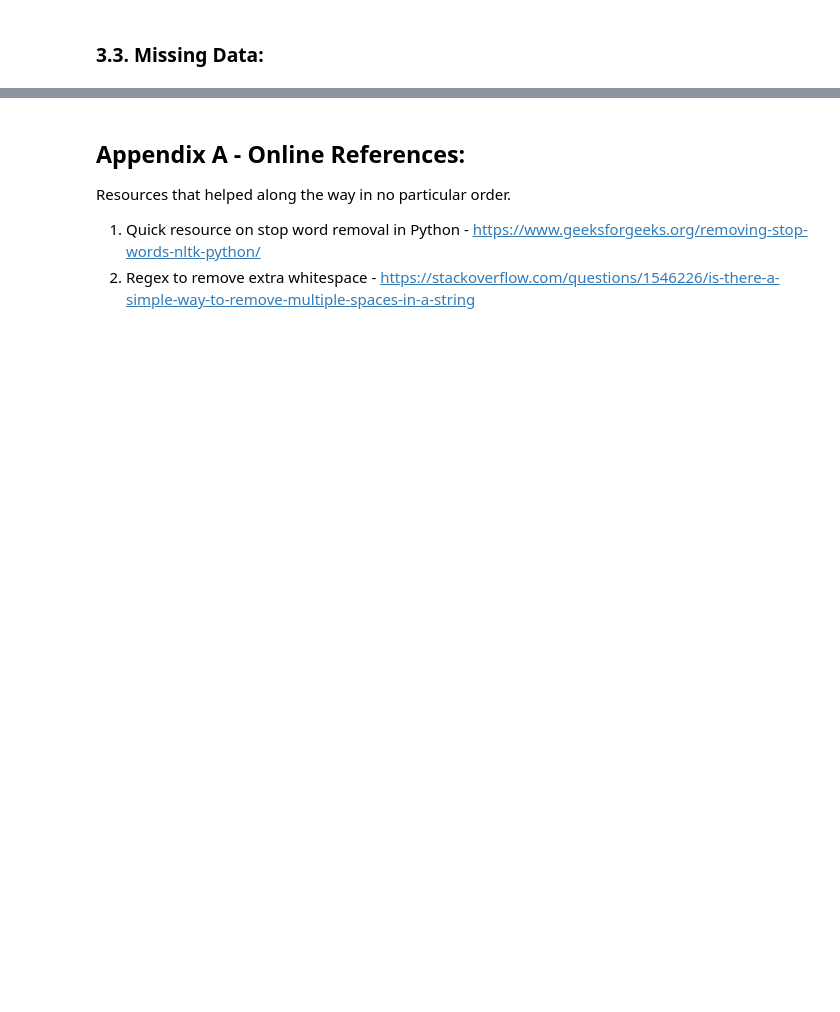
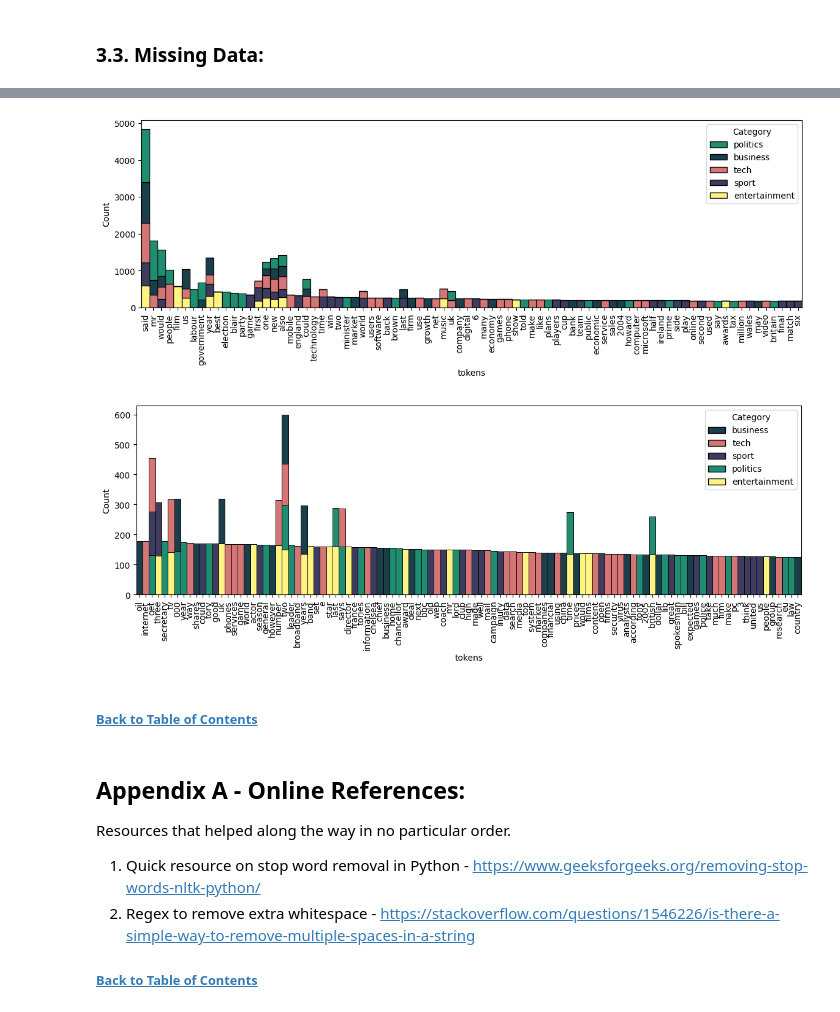
Before and after one commit to chill0121/News_Article_Matrix_Factorization, a Jupyter notebook: BBC_News_Classification.ipynb, the cells around one changed output, grey strips where cells are left out. Saved outputs shown, nothing was run; the diff lists cells and outputs as text; code cells hidden in the pictures; blank space fills up the shorter version.

```diff
--- a/BBC_News_Classification.ipynb
+++ b/BBC_News_Classification.ipynb
@@ -261,0 +342,3 @@ print(train.tokens[25])
+# %%
+token_cat_freq = train.explode('tokens').groupby(['Category', 'tokens'], as_index=True)['tokens'].count().reset_index(name = 'frequency').sort_values('frequency', ascending = False)
+token_cat_freq
@@ -262,3 +359,20 @@ print(train.tokens[25])
+# %%
+plt.subplots(figsize = (14, 4))
+sns.histplot(token_cat_freq[0:119], x = 'tokens', weights = 'frequency', multiple = 'stack', hue = 'Category', palette = category_cmap, alpha = 0.9)
+plt.margins(x=0)
+plt.xticks(rotation = 90)
+plt.show()
+
+plt.subplots(figsize = (14, 4))
+sns.histplot(token_cat_freq[119:239], x = 'tokens', weights = 'frequency', multiple = 'stack', hue = 'Category', palette = category_cmap, alpha = 0.9)
+plt.margins(x=0)
+plt.xticks(rotation = 90)
+plt.show()
+# %% [output]
+[figure, added]
+[figure, added]
+# %% [markdown]
+###### [Back to Table of Contents](#toc)
 # %% [markdown]
 ## Appendix A - Online References: <a name="appendixa"></a>
 
@@ -266,3 +380,5 @@ Resources that helped along the way in no particular order.
 
 1. Quick resource on stop word removal in Python - https://www.geeksforgeeks.org/removing-stop-words-nltk-python/
 2. Regex to remove extra whitespace - https://stackoverflow.com/questions/1546226/is-there-a-simple-way-to-remove-multiple-spaces-in-a-string
+
+###### [Back to Table of Contents](#toc)
```
Also changed, not shown: parts of 12 cells of this notebook.
